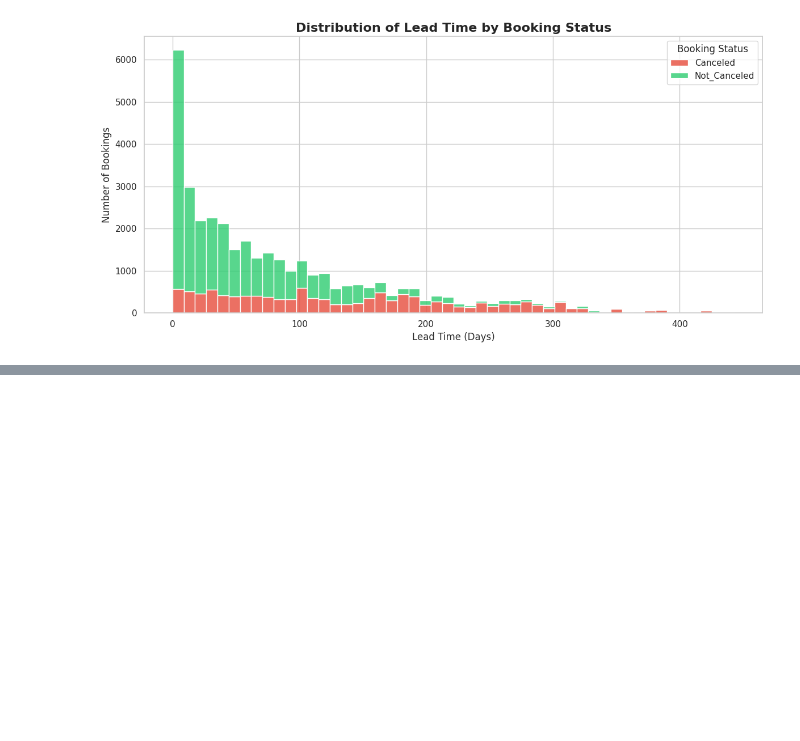
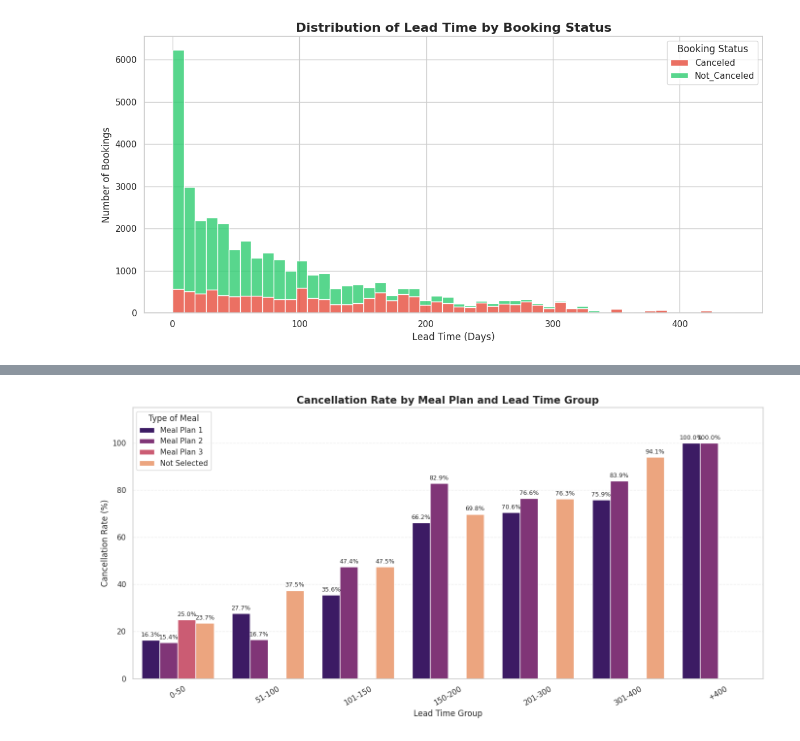
Before and after one commit to Ali13fffff/hotel-booking-cancellation-analysis, a Jupyter notebook: 🏨Hotel_booking_EDA.ipynb, the cells around one changed output, grey strips where cells are left out. Drawn from its saved outputs; the diff is of its cells as text; code cells hidden in the pictures; blank space fills up the shorter version.

```diff
--- a/🏨Hotel_booking_EDA.ipynb
+++ b/🏨Hotel_booking_EDA.ipynb
@@ -667,0 +722,19 @@ The `+400` group contains only 102 bookings, so its 100% cancellation rate shoul
+# %%
+
+
+
+
+
+meal_lead_analysis = (
+    df.groupby(["type of meal", "Lead_time_group"], observed=False)
+      .agg(
+          total_bookings=("booking_status_number", "count"),
+          canceled_bookings=("booking_status_number", "sum"),
+          cancellation_rate=("booking_status_number", "mean")
+      )
+      .reset_index()
+)
+
+meal_lead_analysis["cancellation_rate"] *= 100
+
+meal_lead_analysis
@@ -667,0 +759,54 @@ The `+400` group contains only 102 bookings, so its 100% cancellation rate shoul
+# %%
+
+plot_data = meal_lead_analysis.dropna(
+    subset=["cancellation_rate"]
+).copy()
+
+plt.figure(figsize=(14, 7))
+
+ax = sns.barplot(
+    data=plot_data,
+    x="Lead_time_group",
+    y="cancellation_rate",
+    hue="type of meal",
+    palette="magma",
+    errorbar=None
+)
+
+
+for container in ax.containers:
+    labels = []
+
+    for bar in container:
+        height = bar.get_height()
+
+        if height > 0:
+            labels.append(f"{height:.1f}%")
+        else:
+            labels.append("")
+
+    ax.bar_label(
+        container,
+        labels=labels,
+        padding=3,
+        fontsize=9
+    )
+
+plt.title(
+    "Cancellation Rate by Meal Plan and Lead Time Group",
+    fontsize=15,
+    fontweight="bold"
+)
+
+plt.xlabel("Lead Time Group", fontsize=12)
+plt.ylabel("Cancellation Rate (%)", fontsize=12)
+
+plt.ylim(0, 115)
+plt.xticks(rotation=30)
+plt.legend(title="Type of Meal")
+plt.grid(axis="y", linestyle="--", alpha=0.3)
+
+plt.tight_layout()
+plt.show()
+# %% [output]
+[figure, added]
```
Also changed, not shown: parts of 15 cells of this notebook.
